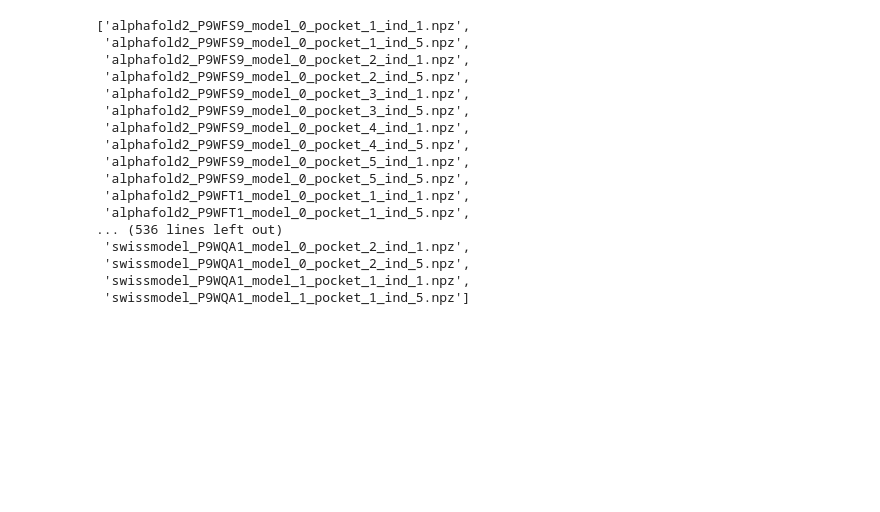
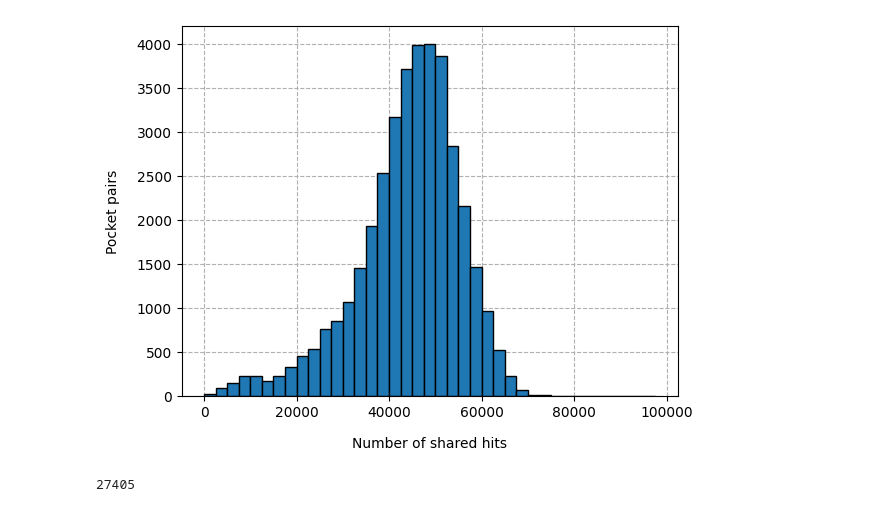
Before and after one commit to ersilia-os/mtb-targeted-protein-degradation, a Jupyter notebook: notebooks/billionscale.ipynb, the cells around one changed output. Cells and saved outputs as stored; diff of their text form; code cells hidden in the pictures; blank space fills up the shorter version.

Commit message:
working on billion scale results

```diff
--- a/notebooks/billionscale.ipynb
+++ b/notebooks/billionscale.ipynb
@@ -9,4 +11,4 @@ root = "."
 PATH_TO_RESULTS = "/aloy/home/acomajuncosa/Ersilia/gcadda4tb-enamine-real-screening/results"
 CHUNKS = pd.read_csv("/aloy/home/acomajuncosa/Ersilia/gcadda4tb-enamine-real-screening/data/chunks/chunks.csv", header=None)[0].tolist()
 
-POCKETS = set(sorted([i.split("_ind_")[0] for i in sorted(os.listdir(os.path.join(PATH_TO_RESULTS, "Enamine_REAL_LeadLike_000")))]))
+POCKETS = sorted(set(sorted([i.split("_ind_")[0] for i in sorted(os.listdir(os.path.join(PATH_TO_RESULTS, "Enamine_REAL_LeadLike_000")))])))
@@ -13,20 +17,32 @@ POCKETS = set(sorted([i.split("_ind_")[0] for i in sorted(os.listdir(os.path.joi
 # %%
-POCKETS
+# For each chunk
+for chunk in CHUNKS:
+
+    TOPs = {}
+
+    # For each pocket
+    for pocket in tqdm(POCKETS):
+
+        # Get indices at specified percentile
+        inds = np.load(os.path.join(PATH_TO_RESULTS, chunk, f"{pocket}_ind_{perc}.npz"))[f"ind_{perc}"]
+        cut = float(np.load(os.path.join(PATH_TO_RESULTS, chunk, f"{pocket}_ind_{perc}.npz"))["thr"])
+
+        # Store indices
+        TOPs[pocket] = set(inds.tolist())
+
+    break
-# %% [output]
-['alphafold2_P9WFS9_model_0_pocket_1_ind_1.npz',
- 'alphafold2_P9WFS9_model_0_pocket_1_ind_5.npz',
- 'alphafold2_P9WFS9_model_0_pocket_2_ind_1.npz',
- 'alphafold2_P9WFS9_model_0_pocket_2_ind_5.npz',
- 'alphafold2_P9WFS9_model_0_pocket_3_ind_1.npz',
- 'alphafold2_P9WFS9_model_0_pocket_3_ind_5.npz',
- 'alphafold2_P9WFS9_model_0_pocket_4_ind_1.npz',
- 'alphafold2_P9WFS9_model_0_pocket_4_ind_5.npz',
- 'alphafold2_P9WFS9_model_0_pocket_5_ind_1.npz',
- 'alphafold2_P9WFS9_model_0_pocket_5_ind_5.npz',
- 'alphafold2_P9WFT1_model_0_pocket_1_ind_1.npz',
- 'alphafold2_P9WFT1_model_0_pocket_1_ind_5.npz',
-... (536 lines left out)
- 'swissmodel_P9WQA1_model_0_pocket_2_ind_1.npz',
- 'swissmodel_P9WQA1_model_0_pocket_2_ind_5.npz',
- 'swissmodel_P9WQA1_model_1_pocket_1_ind_1.npz',
- 'swissmodel_P9WQA1_model_1_pocket_1_ind_5.npz']
+# %%
+SHARED_HITS = []
+
+for c1, pocket1 in tqdm(enumerate(sorted(TOPs))):
+    for pocket2 in sorted(TOPs)[c1+1:]:
+        intersection = len(TOPs[pocket1].intersection(TOPs[pocket2]))
+        SHARED_HITS.append(intersection)
+# %%
+plt.hist(SHARED_HITS, bins=[i for i in range(0, 100_000, 2_500)], edgecolor='k', zorder=2, linewidth=1)
+plt.grid(linestyle='--', zorder=-2)
+plt.ylabel("Pocket pairs", labelpad=12)
+plt.xlabel("Number of shared hits", labelpad=12)
+plt.show()
+# %% [output]
+[figure, added]
@@ -32,0 +52,4 @@ POCKETS
+# %%
+len([i for i in counting_cpds if counting_cpds[i] > 200])
+# %% [output]
+27405
```
Also changed, not shown: parts of 3 cells of this notebook, 1 other file.
